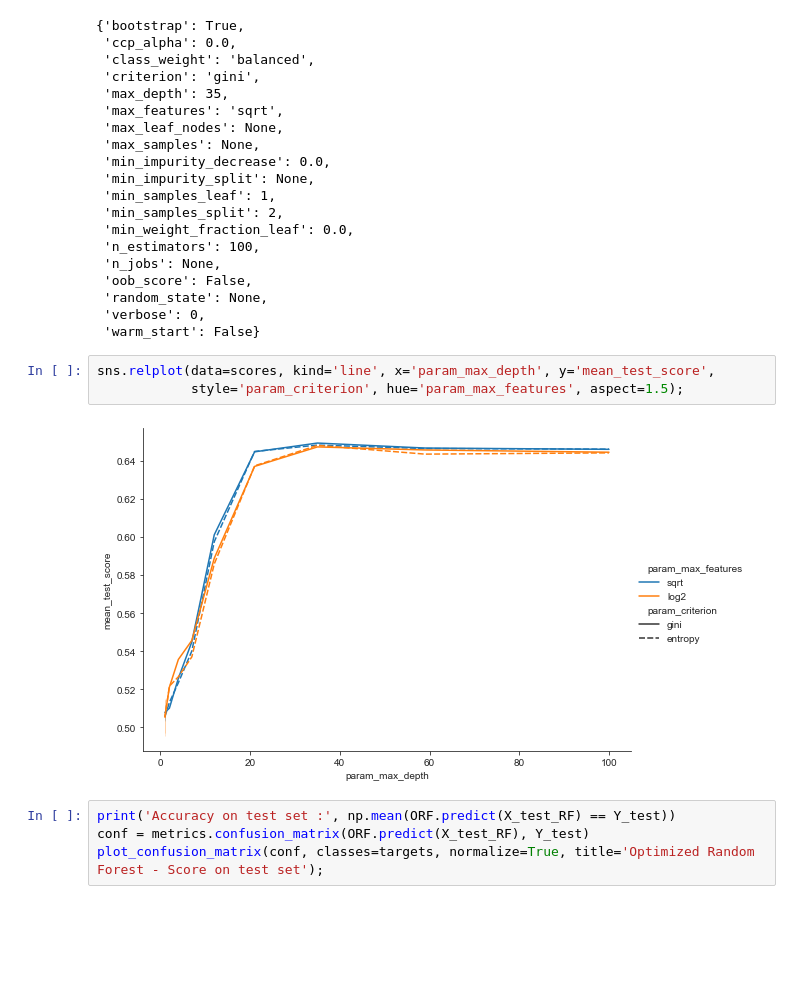
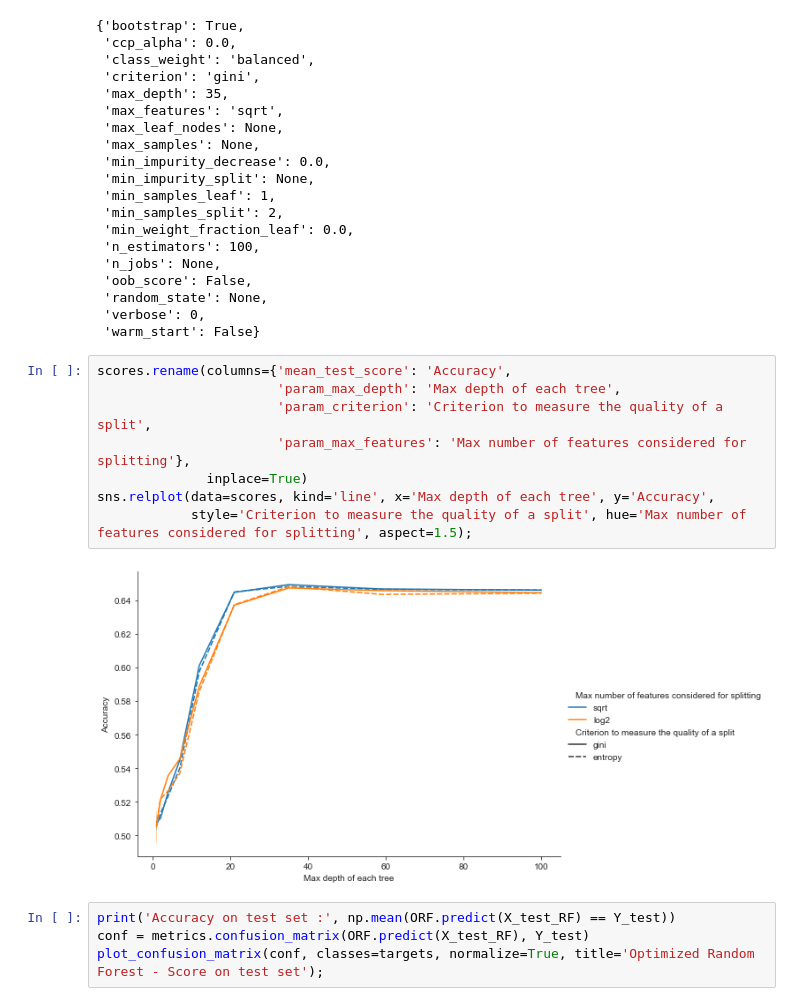
Before and after one commit to erwan-auchere/Projet-Python, a Jupyter notebook: backward-elimination.ipynb, the cells around one changed output. Cells and saved outputs as stored; diff of their text form; blank space fills up the shorter version.

```diff
--- a/backward-elimination.ipynb
+++ b/backward-elimination.ipynb
@@ -194,11 +194,16 @@ ORF.get_params()
  'random_state': None,
  'verbose': 0,
  'warm_start': False}
-# %%
-sns.relplot(data=scores, kind='line', x='param_max_depth', y='mean_test_score',
-            style='param_criterion', hue='param_max_features', aspect=1.5);
-# %% [output]
-[figure, removed]
+# %%
+scores.rename(columns={'mean_test_score': 'Accuracy',
+                       'param_max_depth': 'Max depth of each tree',
+                       'param_criterion': 'Criterion to measure the quality of a split',
+                       'param_max_features': 'Max number of features considered for splitting'},
+              inplace=True)
+sns.relplot(data=scores, kind='line', x='Max depth of each tree', y='Accuracy',
+            style='Criterion to measure the quality of a split', hue='Max number of features considered for splitting', aspect=1.5);
+# %% [output]
+[figure, added]
 # %%
 print('Accuracy on test set :', np.mean(ORF.predict(X_test_RF) == Y_test))
 conf = metrics.confusion_matrix(ORF.predict(X_test_RF), Y_test)
```
Also changed, not shown: parts of 1 cell of this notebook, 2 other files.
